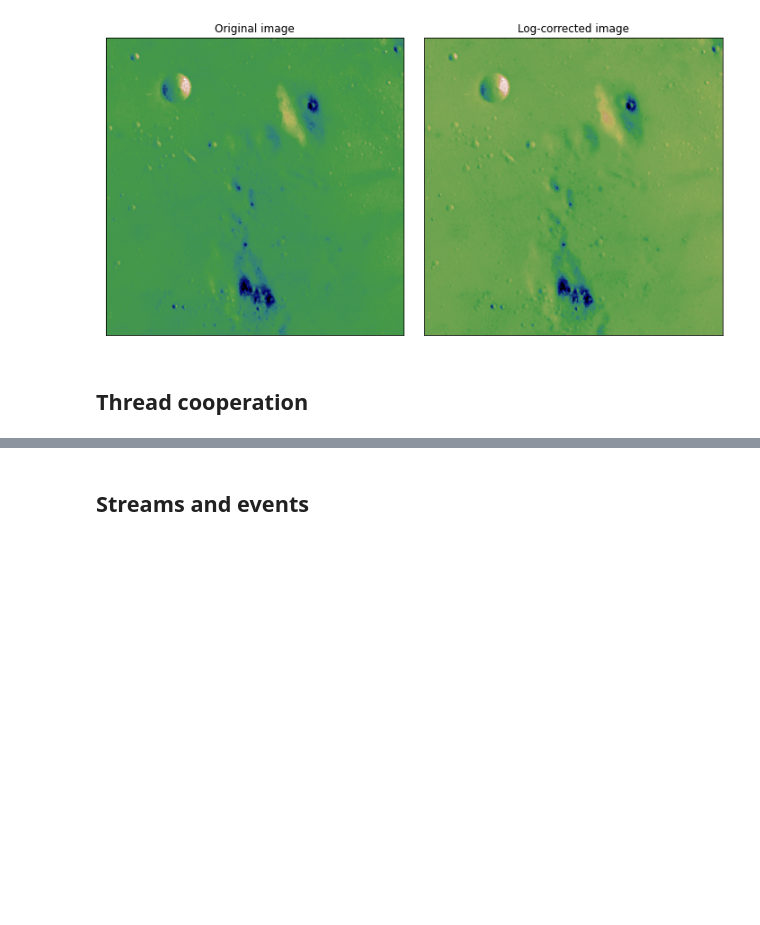
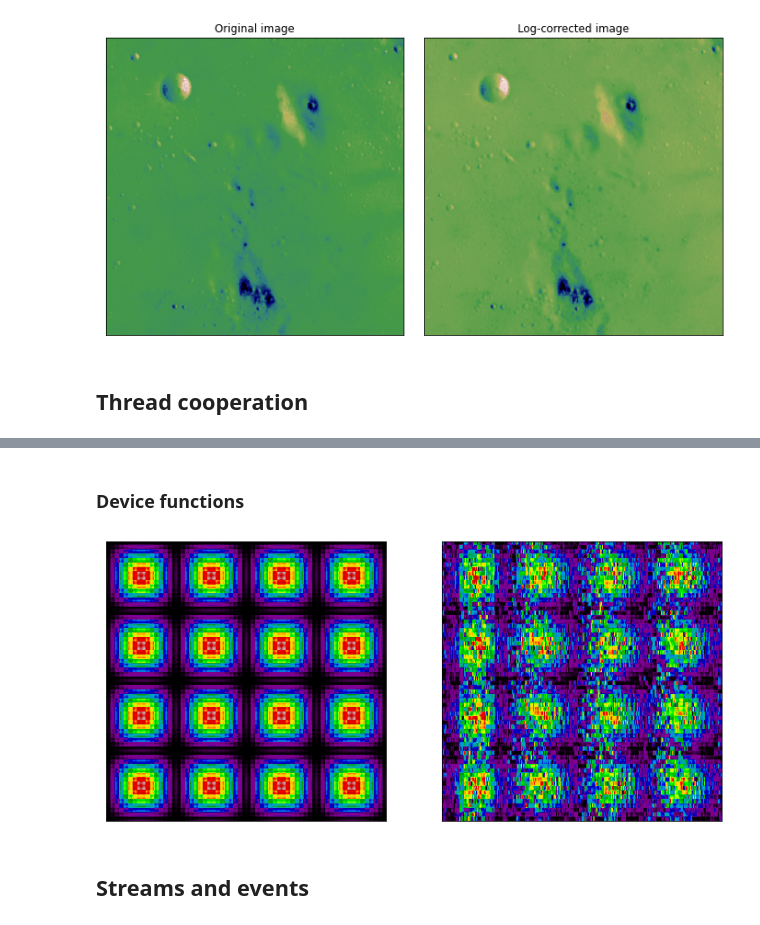
Before and after one commit to ILovewindows-oss/learning-scientific-computing, a Jupyter notebook: numerical-notebooks/012-Parallelization-GPU-Numba.ipynb, the cells around one changed output, grey strips where cells are left out. Cells and saved outputs as stored; diff of their text form; code cells hidden in the pictures; blank space fills up the shorter version.

```diff
--- a/numerical-notebooks/012-Parallelization-GPU-Numba.ipynb
+++ b/numerical-notebooks/012-Parallelization-GPU-Numba.ipynb
@@ -333,0 +597,2 @@ fig.tight_layout()
+# %% [markdown]
+### Device functions
@@ -334,3 +632,27 @@ fig.tight_layout()
+# %%
+N_img = 1024
+blocks = (N_img // threads_16, N_img // threads_16)
+threads = (threads_16, threads_16)
+
+dev_image = nc.device_array((N_img, N_img), dtype=np.float32)
+dev_image_wrong = nc.device_array((N_img, N_img), dtype=np.float32)
+
+blobs_2d[blocks, threads](dev_image)
+blobs_2d_wrong[blocks, threads](dev_image_wrong)
+
+image = dev_image.copy_to_host()
+image_wrong = dev_image_wrong.copy_to_host()
+# %%
+fig, (ax1, ax2) = plt.subplots(1, 2, figsize=(12, 6))
+ax1.imshow(image.T, cmap="nipy_spectral")
+ax2.imshow(image_wrong.T, cmap="nipy_spectral")
+for ax in (ax1, ax2):
+    ax.set_xticks([])
+    ax.set_yticks([])
+    ax.set_xticklabels([])
+    ax.set_yticklabels([])
+# %% [output]
+[figure, added]
 # %% [markdown]
 ## Streams and events
 # %% [markdown]
```
Also changed, not shown: parts of 31 cells of this notebook.
